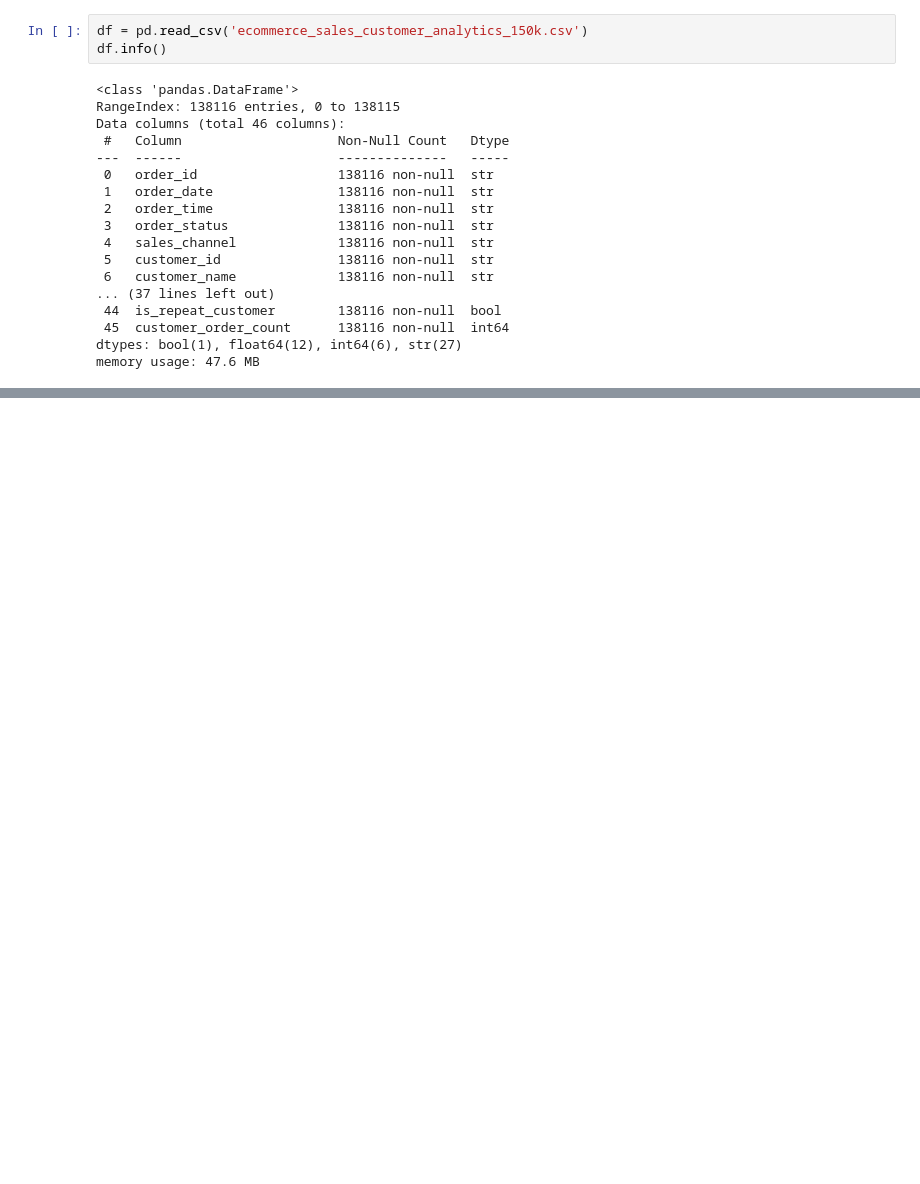
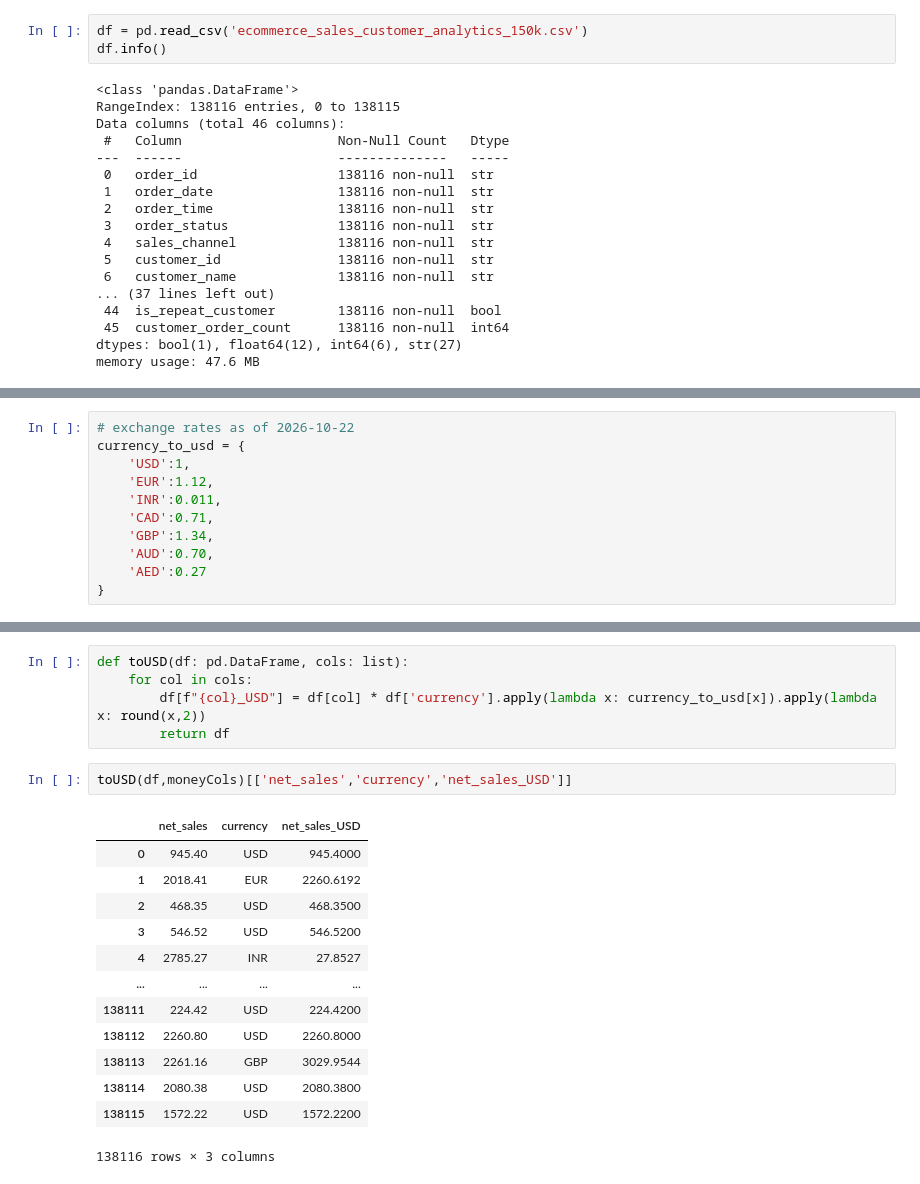
Before and after one commit to SalemAlattas02/Promotion-Profitability-Analysis, a Jupyter notebook: analysis.ipynb, the cells around one changed output, grey strips where cells are left out. Saved outputs shown, nothing was run; the diff lists cells and outputs as text; blank space fills up the shorter version.

```diff
--- a/analysis.ipynb
+++ b/analysis.ipynb
@@ -27,0 +50,11 @@ memory usage: 47.6 MB
+# %%
+# exchange rates as of 2026-10-22
+currency_to_usd = {
+    'USD':1,
+    'EUR':1.12,
+    'INR':0.011,
+    'CAD':0.71,
+    'GBP':1.34,
+    'AUD':0.70,
+    'AED':0.27
+}
@@ -27,0 +123,21 @@ memory usage: 47.6 MB
+# %%
+def toUSD(df: pd.DataFrame, cols: list):
+    for col in cols:
+        df[f"{col}_USD"] = df[col] * df['currency'].apply(lambda x: currency_to_usd[x]).apply(lambda x: round(x,2))
+        return df
+# %%
+toUSD(df,moneyCols)[['net_sales','currency','net_sales_USD']]
+# %% [output]
+|  | net_sales | currency | net_sales_USD |
+| 0 | 945.40 | USD | 945.4000 |
+| 1 | 2018.41 | EUR | 2260.6192 |
+| 2 | 468.35 | USD | 468.3500 |
+| 3 | 546.52 | USD | 546.5200 |
+| 4 | 2785.27 | INR | 27.8527 |
+| ... | ... | ... | ... |
+| 138111 | 224.42 | USD | 224.4200 |
+| 138112 | 2260.80 | USD | 2260.8000 |
+| 138113 | 2261.16 | GBP | 3029.9544 |
+| 138114 | 2080.38 | USD | 2080.3800 |
+| 138115 | 1572.22 | USD | 1572.2200 |
+138116 rows × 3 columns
```
Also changed, not shown: parts of 5 cells of this notebook.
